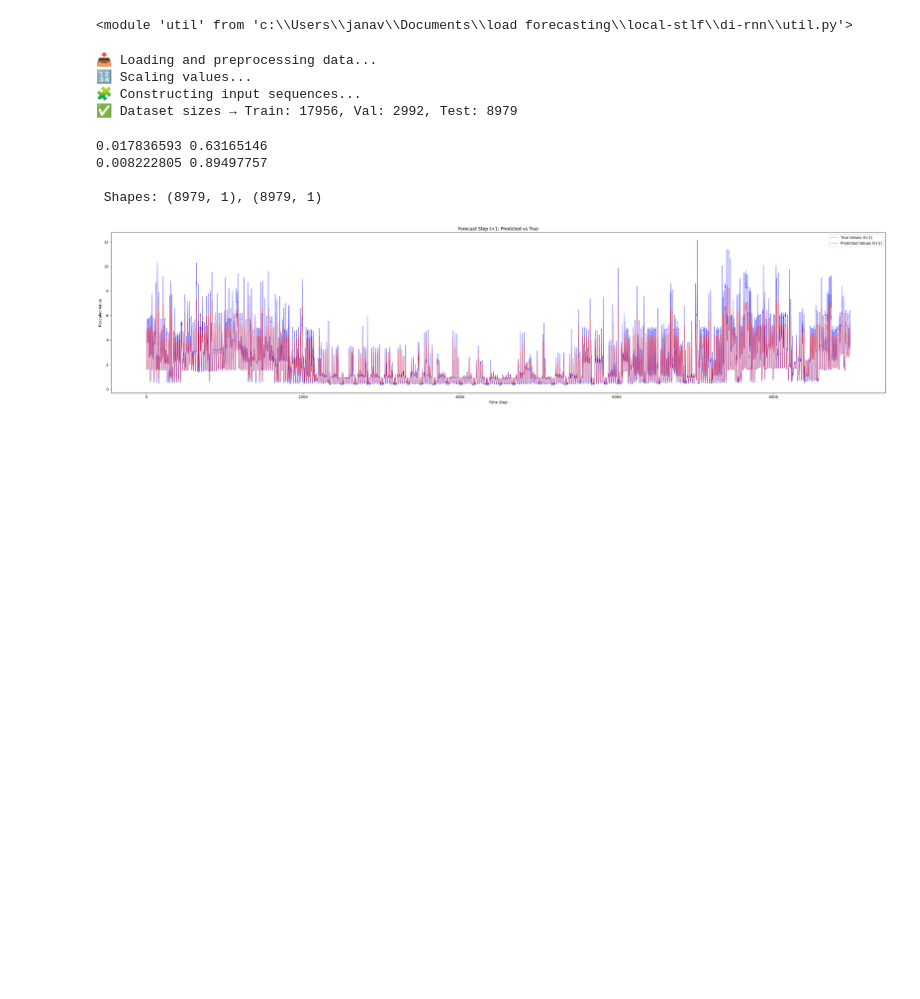
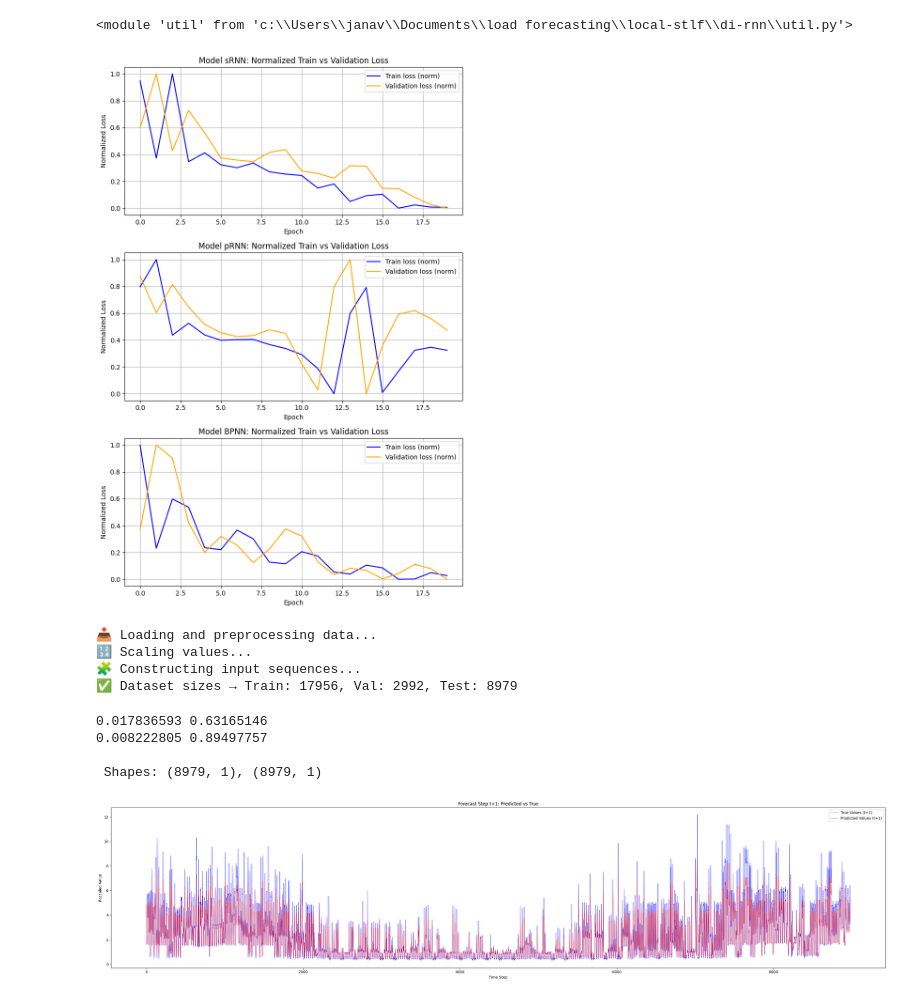
Before and after one commit to JanaJankovic/local-stlf, a Jupyter notebook: di-rnn/evaluation.ipynb, the cells around one changed output. Drawn from its saved outputs; the diff is of its cells as text; code cells hidden in the pictures; blank space fills up the shorter version.

Commit message:
add: loss plot for dirnn

```diff
--- a/di-rnn/evaluation.ipynb
+++ b/di-rnn/evaluation.ipynb
@@ -16,6 +16,53 @@ import numpy as np
 from util import calculate_metrics
 import time
 import matplotlib.pyplot as plt
+# %%
+import pandas as pd
+import matplotlib.pyplot as plt
+
+log_files = [
+    'logs/srnn_train_log.csv',
+    'logs/prnn_train_log.csv',
+    'logs/bpnn_train_log.csv',
+]
+
+titles = [
+    'Model sRNN: Normalized Train vs Validation Loss',
+    'Model pRNN: Normalized Train vs Validation Loss',
+    'Model BPNN: Normalized Train vs Validation Loss'
+]
+
+fig, axs = plt.subplots(3, 1, figsize=(8, 12), sharex=False)
+
+for i, log_file in enumerate(log_files):
+    df = pd.read_csv(log_file)
+
+    df['val_loss'] = df['val_loss'].astype(float)
+    df['train_loss'] = df['train_loss'].astype(float)
+
+    # Min-max normalization
+    train_min = df['train_loss'].min()
+    train_max = df['train_loss'].max()
+    val_min = df['val_loss'].min()
+    val_max = df['val_loss'].max()
+
+    df['train_loss_norm'] = (df['train_loss'] - train_min) / (train_max - train_min)
+    df['val_loss_norm'] = (df['val_loss'] - val_min) / (val_max - val_min)
+
+    epochs = range(len(df))
+
+    axs[i].plot(epochs, df['train_loss_norm'], label='Train loss (norm)', color='blue')
+    axs[i].plot(epochs, df['val_loss_norm'], label='Validation loss (norm)', color='orange')
+    axs[i].set_title(titles[i])
+    axs[i].set_xlabel('Epoch')
+    axs[i].set_ylabel('Normalized Loss')
+    axs[i].legend()
+    axs[i].grid(True)
+
+plt.tight_layout()
+plt.show()
+# %% [output]
+[figure, added]
 # %%
 def plot_data(y_true, y_pred):
     plt.figure(figsize=(30, 7))
```
